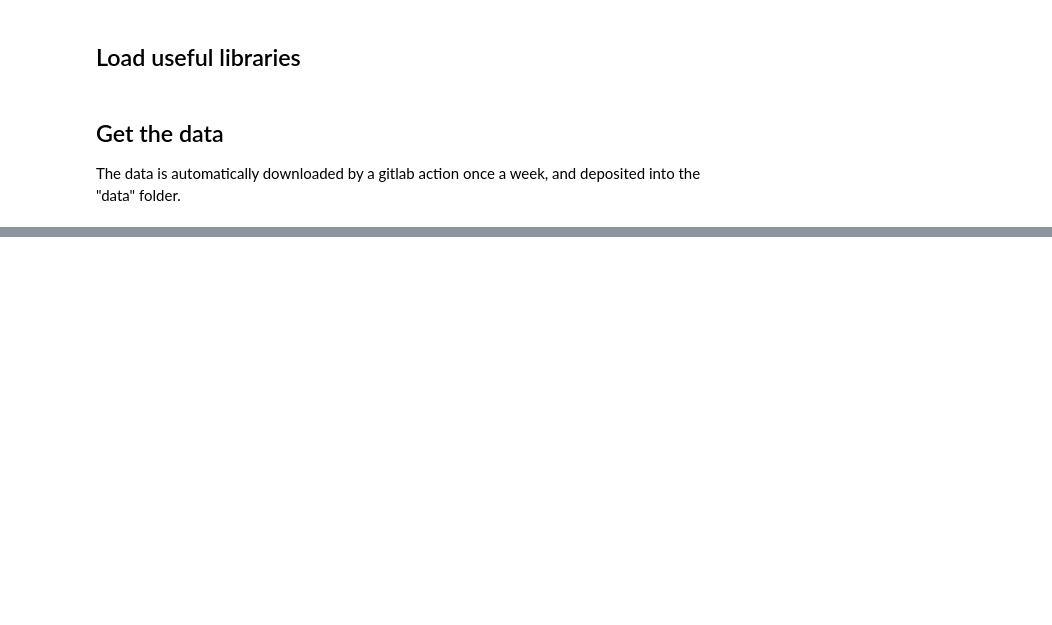
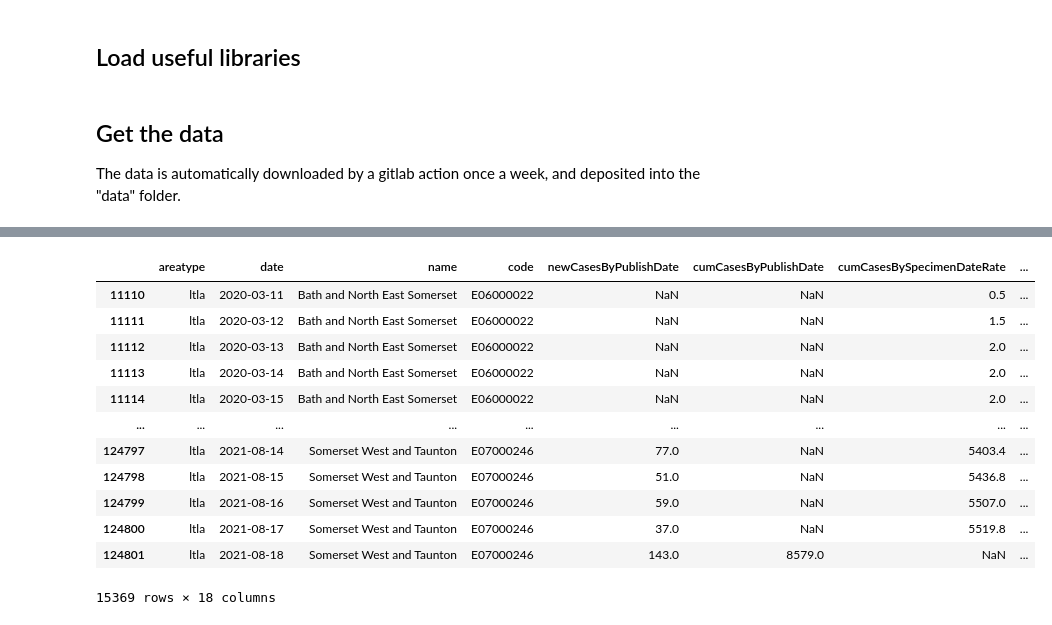
Before and after one commit to SamHollings/covid19_analysis, a Jupyter notebook: covid19_data_exploration.ipynb, the cells around one changed output, grey strips where cells are left out. Cells and saved outputs as stored; diff of their text form; code cells hidden in the pictures; blank space fills up the shorter version.

```diff
--- a/covid19_data_exploration.ipynb
+++ b/covid19_data_exploration.ipynb
@@ -53,0 +61,16 @@ I've put OR above because the civil and NHS geographics aren't easily exchangeab
+# %%
+df_ltla_nhse_feed[df_ltla_nhse_feed.RGN21NM.str.contains('South West')]
+# %% [output]
+|  | areatype | date | name | code | newCasesByPublishDate | cumCasesByPublishDate | cumCasesBySpecimenDateRate | ... |
+| 11110 | ltla | 2020-03-11 | Bath and North East Somerset | E06000022 | NaN | NaN | 0.5 | ... |
+| 11111 | ltla | 2020-03-12 | Bath and North East Somerset | E06000022 | NaN | NaN | 1.5 | ... |
+| 11112 | ltla | 2020-03-13 | Bath and North East Somerset | E06000022 | NaN | NaN | 2.0 | ... |
+| 11113 | ltla | 2020-03-14 | Bath and North East Somerset | E06000022 | NaN | NaN | 2.0 | ... |
+| 11114 | ltla | 2020-03-15 | Bath and North East Somerset | E06000022 | NaN | NaN | 2.0 | ... |
+| ... | ... | ... | ... | ... | ... | ... | ... | ... |
+| 124797 | ltla | 2021-08-14 | Somerset West and Taunton | E07000246 | 77.0 | NaN | 5403.4 | ... |
+| 124798 | ltla | 2021-08-15 | Somerset West and Taunton | E07000246 | 51.0 | NaN | 5436.8 | ... |
+| 124799 | ltla | 2021-08-16 | Somerset West and Taunton | E07000246 | 59.0 | NaN | 5507.0 | ... |
+| 124800 | ltla | 2021-08-17 | Somerset West and Taunton | E07000246 | 37.0 | NaN | 5519.8 | ... |
+| 124801 | ltla | 2021-08-18 | Somerset West and Taunton | E07000246 | 143.0 | 8579.0 | NaN | ... |
+15369 rows × 18 columns
```
Also changed, not shown: parts of 12 cells of this notebook.
